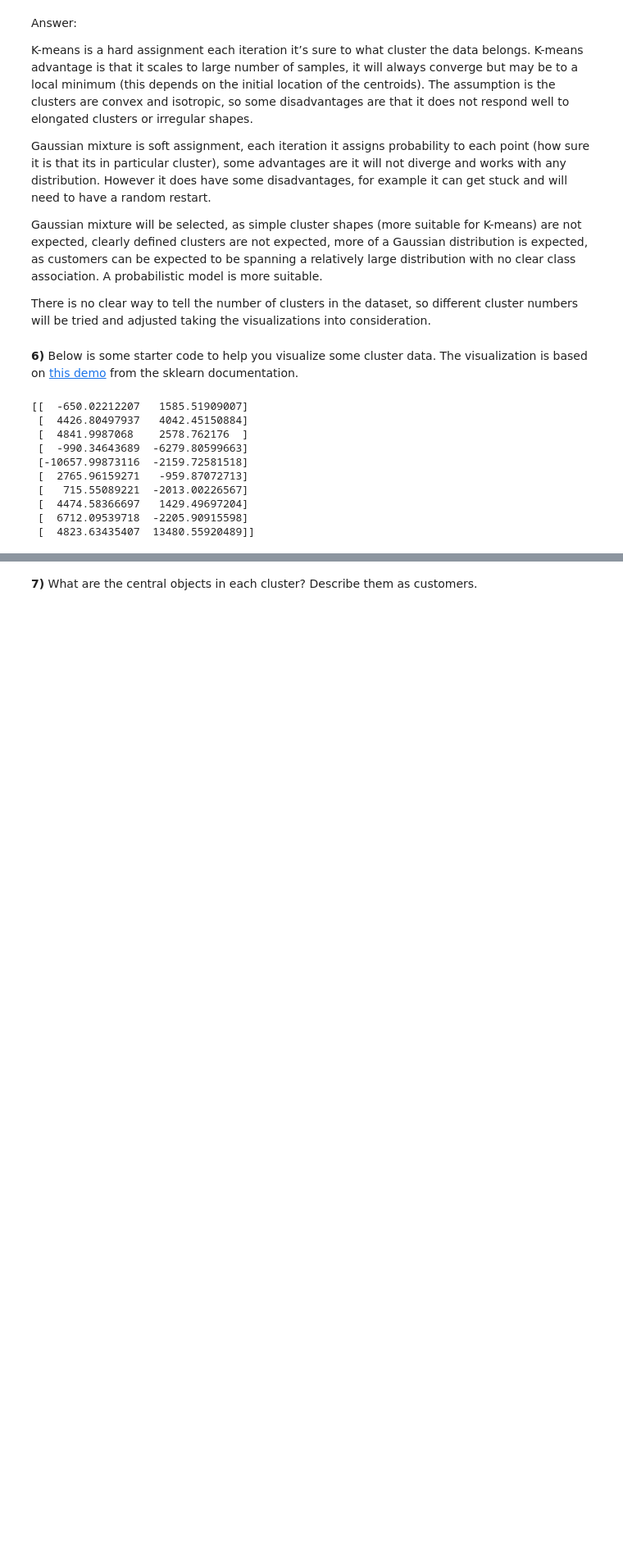
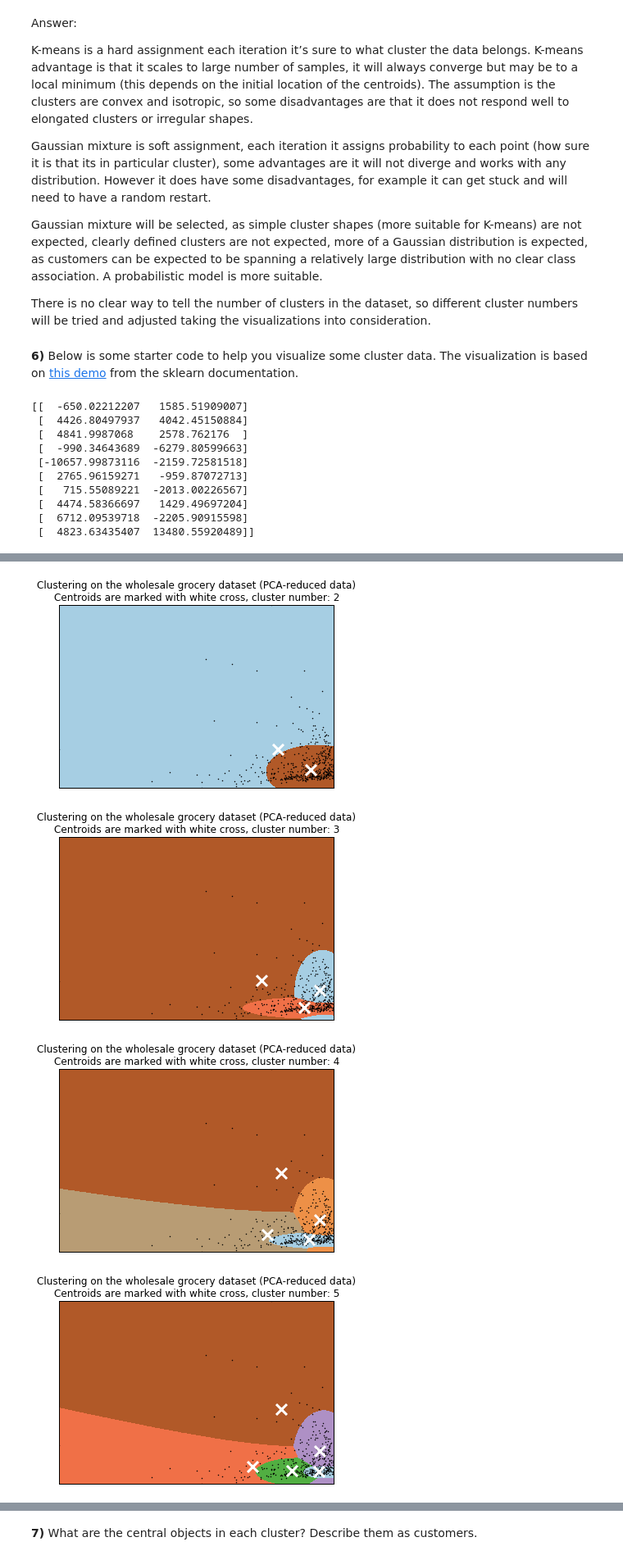
Before and after one commit to philipgura/machine-learning, a Jupyter notebook: p3-creating-customer-segments/customer_segments.ipynb, the cells around one changed output, grey strips where cells are left out. Shown at 82% size. Cells and saved outputs as stored; diff of their text form; code cells hidden in the pictures; blank space fills up the shorter version.

```diff
--- a/p3-creating-customer-segments/customer_segments.ipynb
+++ b/p3-creating-customer-segments/customer_segments.ipynb
@@ -211,0 +232,49 @@ plt.show()
+# %%
+def GMMTests(reduced_data = 0, n_cluster = 1):
+    clusters = GMM(n_components=n_cluster, random_state=42)
+    clusters.fit(reduced_data)
+
+    # Plot the decision boundary by building a mesh grid to populate a graph.
+    x_min, x_max = reduced_data[:, 0].min() - 1, reduced_data[:, 0].max() + 1
+    y_min, y_max = reduced_data[:, 1].min() - 1, reduced_data[:, 1].max() + 1
+    hx = (x_max-x_min)/1000.
+    hy = (y_max-y_min)/1000.
+    xx, yy = np.meshgrid(np.arange(x_min, x_max, hx), np.arange(y_min, y_max, hy))
+
+    # Obtain labels for each point in mesh. Use last trained model.
+    Z = clusters.predict(np.c_[xx.ravel(), yy.ravel()])
+
+    centroids = clusters.means_
+
+    # Put the result into a color plot
+    Z = Z.reshape(xx.shape)
+    plt.figure(1)
+    plt.clf()
+    plt.imshow(Z, interpolation='nearest',
+               extent=(xx.min(), xx.max(), yy.min(), yy.max()),
+               cmap=plt.cm.Paired,
+               aspect='auto', origin='lower')
+
+    plt.plot(reduced_data[:, 0], reduced_data[:, 1], 'k.', markersize=2)
+    plt.scatter(centroids[:, 0], centroids[:, 1],
+                marker='x', s=169, linewidths=3,
+                color='w', zorder=10)
+    plt.title('Clustering on the wholesale grocery dataset (PCA-reduced data)\n'
+              'Centroids are marked with white cross, cluster number: ' + str(n_cluster))
+    plt.xlim(x_min, x_max)
+    plt.ylim(y_min, y_max)
+    plt.xticks(())
+    plt.yticks(())
+    plt.show()
+
+#trying different cluster number
+GMMTests(reduced_data, 2)
+GMMTests(reduced_data, 3)
+GMMTests(reduced_data, 4)
+GMMTests(reduced_data, 5)
+GMMTests(reduced_data, 6)
+# %% [output]
+[figure, added]
+[figure, added]
+[figure, added]
+[figure, added]
```
Also changed, not shown: parts of 11 cells of this notebook, 1 other file.
